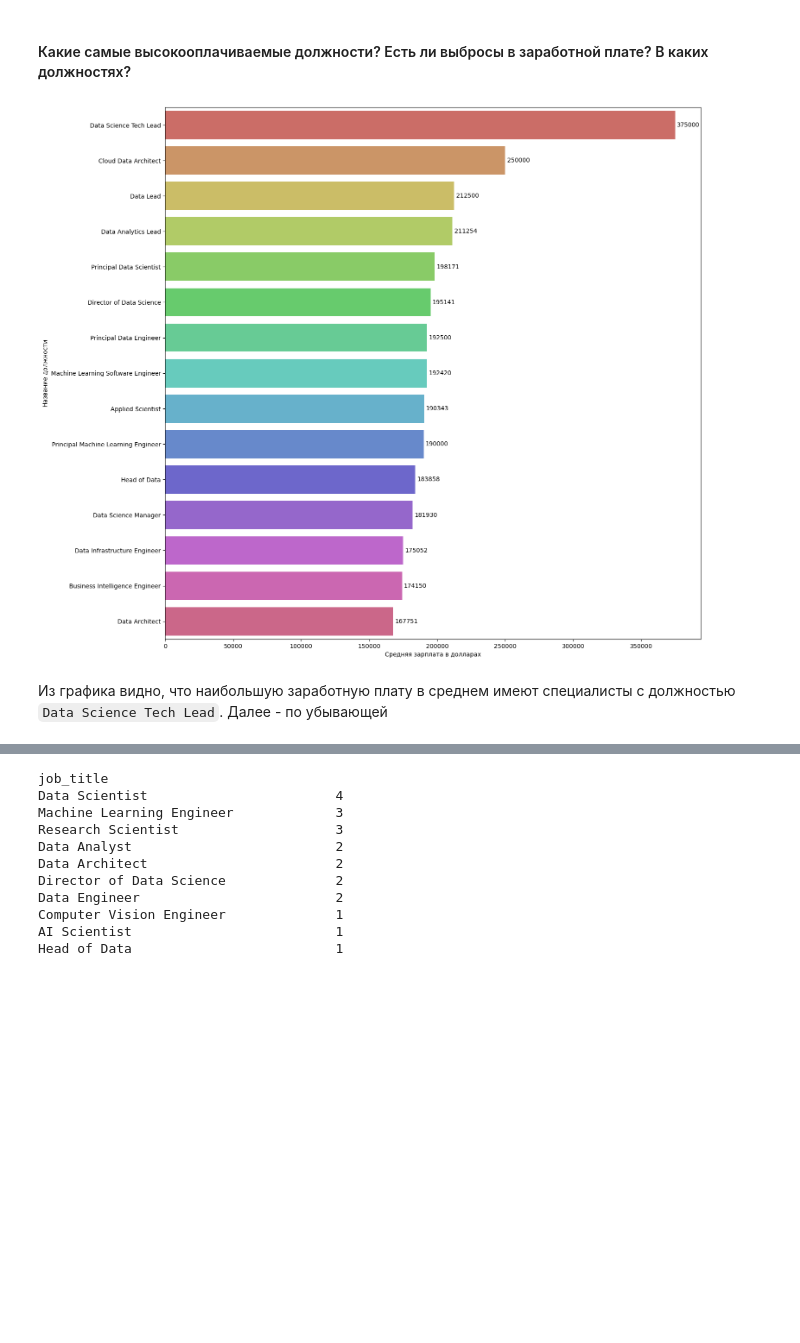
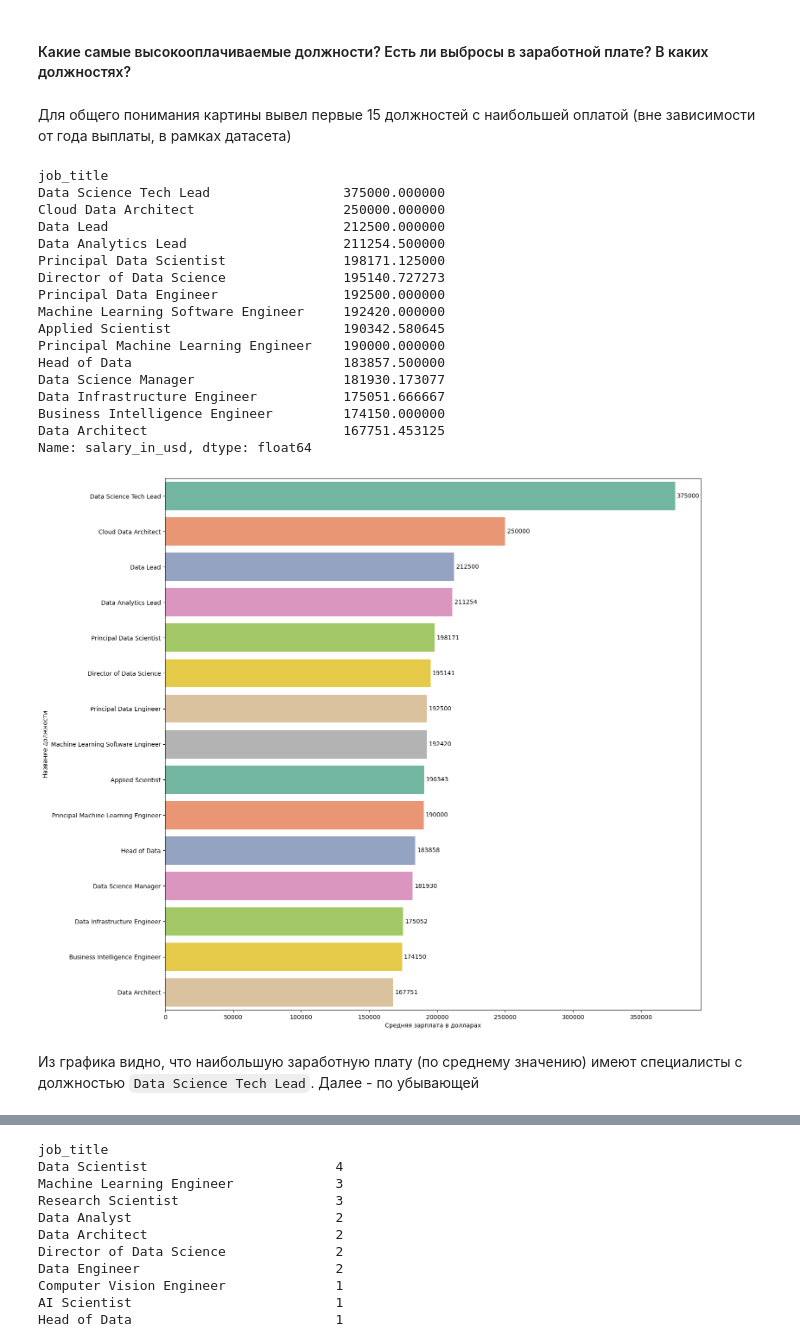
Before and after one commit to selvnv/subtasks, a Jupyter notebook: exploreDataScienceSalaries/exploreDataset.ipynb, the cells around one changed output, grey strips where cells are left out. Drawn from its saved outputs; the diff is of its cells as text; code cells hidden in the pictures; blank space fills up the shorter version.

```diff
--- a/exploreDataScienceSalaries/exploreDataset.ipynb
+++ b/exploreDataScienceSalaries/exploreDataset.ipynb
@@ -117,21 +113,49 @@ memory usage: 242.4+ KB
 + Выявите новые инсайты, если захотите! Творите!
 # %% [markdown]
 #### Какие самые высокооплачиваемые должности? Есть ли выбросы в заработной плате? В каких должностях?
+# %% [markdown]
+Для общего понимания картины вывел первые 15 должностей с наибольшей оплатой (вне зависимости от года выплаты, в рамках датасета)
 # %%
 # Самые оплачиваемые должности по средней зарплате в USD (ТОП-15)
 most_payed = df.groupby(by=['job_title'])['salary_in_usd'].mean().sort_values(ascending=False).head(15)
+print(most_payed)
+# Создание фигуры размерностью 16 на 16 дюймов
+plt.figure(figsize=(16, 16))
 
-plt.figure(figsize=(16, 16))
-plot = sns.barplot(x=most_payed, y=most_payed.index, hue=most_payed.index, palette='hls')
+# Создание объекта - столбчатой диаграммы
+# По оси x - числовые данные (размер заработной платы) структуры Series
+# По оси y - метки (индексы) объекта Series. В данном случае - названия должностей
+plot = sns.barplot(x=most_payed, y=most_payed.index, hue=most_payed.index, palette='Set2')
+
+# Установка лейблов для осей X, Y
 plot.set(xlabel='Средняя зарплата в долларах', ylabel='Название должности')
 
-# Добавление значений для отображения всех значений у столбцов графика
-# Необходимо из-за использования параметра hue
+# Добавление значений заработной платы для отображения у столбцов графика
+# Необходимо из-за использования параметра группировки данных hue
+# Использование параметра hue в свою очередь необходимо для изменения цветовой палитры
 for container in plot.containers:
     plot.bar_label(container, padding=3)
 
+# Отрисовка фигуры со столбчатой диаграммой
 plt.show()
 # %% [output]
+job_title
+Data Science Tech Lead                 375000.000000
+Cloud Data Architect                   250000.000000
+Data Lead                              212500.000000
+Data Analytics Lead                    211254.500000
+Principal Data Scientist               198171.125000
+Director of Data Science               195140.727273
+Principal Data Engineer                192500.000000
+Machine Learning Software Engineer     192420.000000
+Applied Scientist                      190342.580645
+Principal Machine Learning Engineer    190000.000000
+Head of Data                           183857.500000
+Data Science Manager                   181930.173077
+Data Infrastructure Engineer           175051.666667
+Business Intelligence Engineer         174150.000000
+Data Architect                         167751.453125
+Name: salary_in_usd, dtype: float64
-[figure, old version]
+[figure, new version]
 # %% [markdown]
-Из графика видно, что наибольшую заработную плату в среднем имеют специалисты с должностью `Data Science Tech Lead`. Далее - по убывающей
+Из графика видно, что наибольшую заработную плату (по среднему значению) имеют специалисты с должностью `Data Science Tech Lead`. Далее - по убывающей
```
Also changed, not shown: parts of 28 cells of this notebook.
